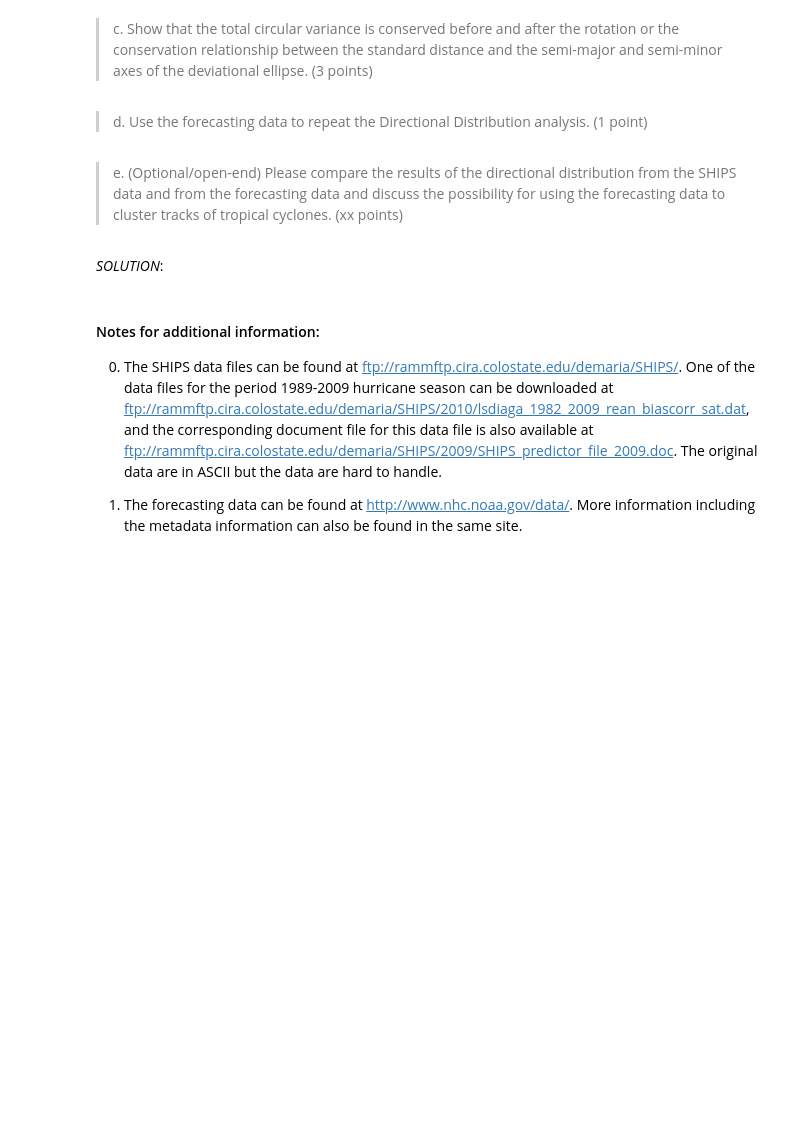
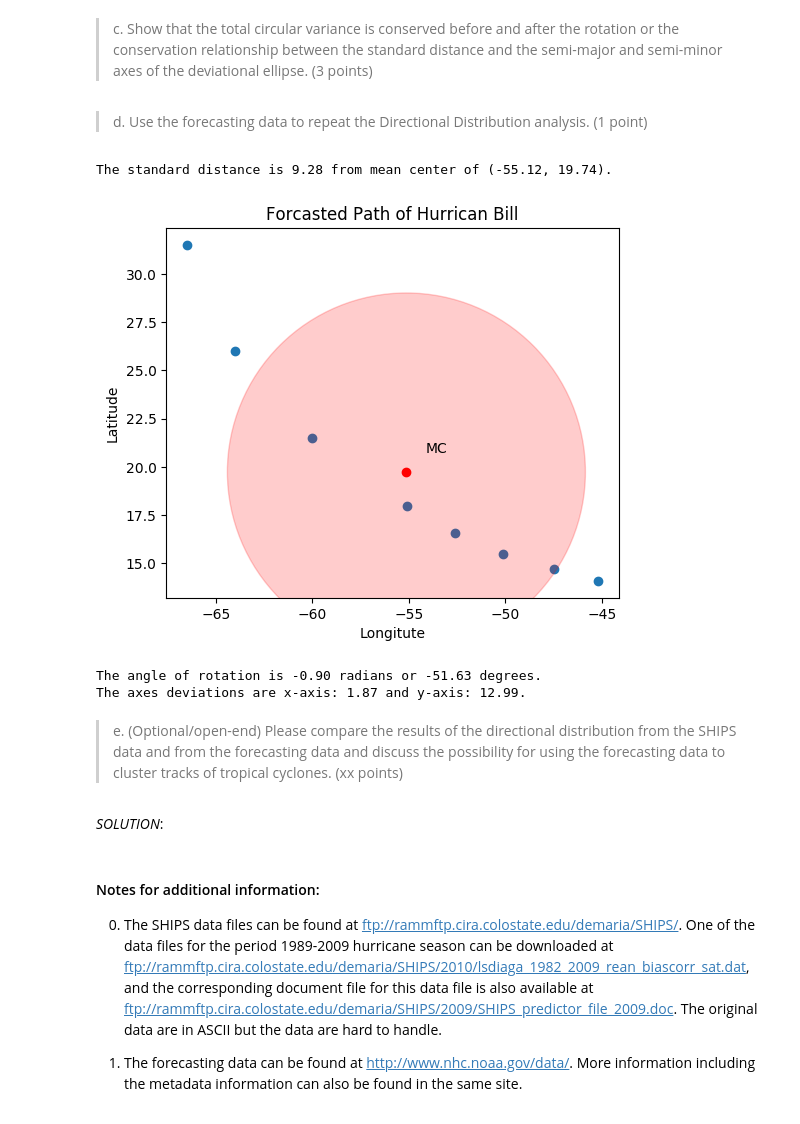
Before and after one commit to jelkner/ggs560, a Jupyter notebook: GGS560 Homework 9.ipynb, the cells around one changed output. Saved outputs shown, nothing was run; the diff lists cells and outputs as text; code cells hidden in the pictures; blank space fills up the shorter version.

Commit message:
Add title parameter to graph

```diff
--- a/GGS560 Homework 9.ipynb
+++ b/GGS560 Homework 9.ipynb
@@ -35,7 +35,7 @@ def shape2dataframe(path2shape):
 
 df = shape2dataframe('Data/SHIPS_2009Bill/SHIPS_2009Bill')
 
-def calc_and_display_standard_distance(df):
+def calc_and_display_standard_distance(df, title=''):
     xs = [point[0][0] for point in df.coords]
     ys = [point[0][1] for point in df.coords]
     cx, cy = mean_center(list(zip(xs, ys)))
@@ -51,12 +51,12 @@ def calc_and_display_standard_distance(df):
     plt.gca().set_aspect('equal')
     circle = plt.Circle((cx, cy), sd, color='red', alpha=0.2)
     plt.gca().add_artist(circle)
-    plt.title('Path of Hurrican Bill')
+    plt.title(title)
     plt.xlabel('Longitute')
     plt.ylabel('Latitude')
     plt.show()
 
-calc_and_display_standard_distance(df)
+calc_and_display_standard_distance(df, 'Path of Hurrican Bill')
 # %% [output]
 The standard distance is 16.16 from mean center of (-53.87, 23.10).
 [figure]
@@ -126,3 +125,13 @@ df2 = shape2dataframe('Data/BillForcast/2009Bill_Forecasting17_1500')
+# %%
+# SOLUTION
+df2 = shape2dataframe('Data/BillForcast/2009Bill_Forecasting17_1500')
+calc_and_display_standard_distance(df2, 'Forcasted Path of Hurrican Bill')
+directional_distribution_analysis(df2)
+# %% [output]
+The standard distance is 9.28 from mean center of (-55.12, 19.74).
+[figure, added]
+The angle of rotation is -0.90 radians or -51.63 degrees.
+The axes deviations are x-axis: 1.87 and y-axis: 12.99.
 # %% [markdown]
 > e. (Optional/open-end) Please compare the results of the directional distribution from the SHIPS data and from the forecasting data and discuss the possibility for using the forecasting data to cluster tracks of tropical cyclones. (xx points)
 # %% [markdown]
```
Also changed, not shown: parts of 2 cells of this notebook.
